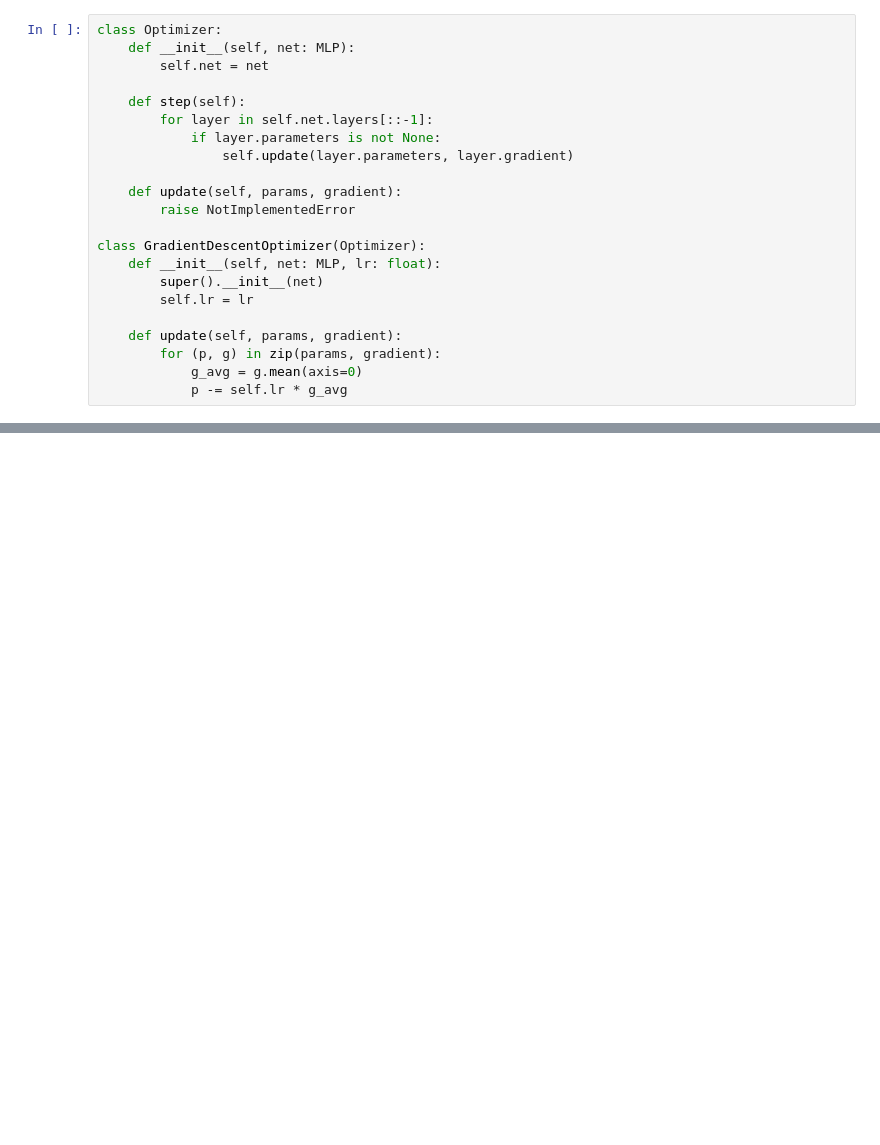
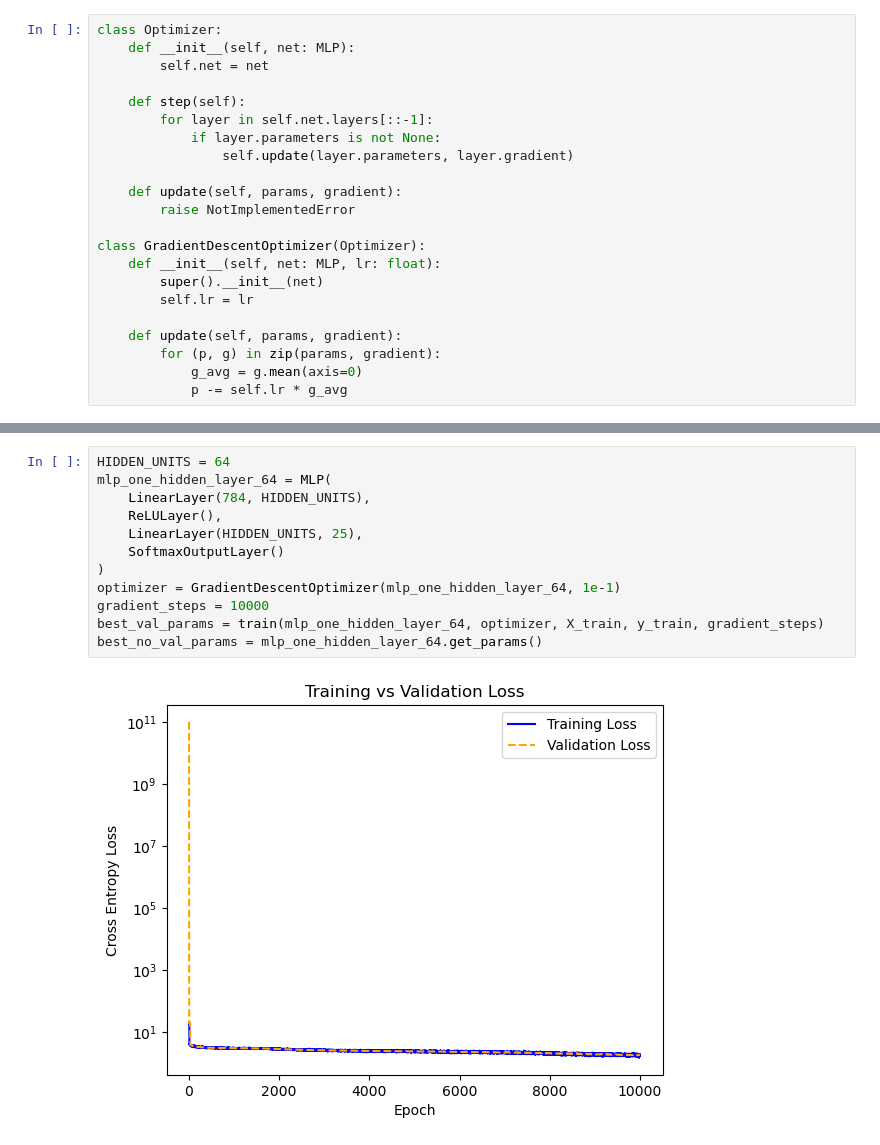
Before and after one commit to ZachGurberg/COMP551_Assignment3, a Jupyter notebook: testing.ipynb, the cells around one changed output, grey strips where cells are left out. Saved outputs shown, nothing was run; the diff lists cells and outputs as text; blank space fills up the shorter version.

```diff
--- a/testing.ipynb
+++ b/testing.ipynb
@@ -225,0 +329,14 @@ Testing accuracy: 56.10708310094813%
+# %%
+HIDDEN_UNITS = 64
+mlp_one_hidden_layer_64 = MLP(
+    LinearLayer(784, HIDDEN_UNITS),
+    ReLULayer(),
+    LinearLayer(HIDDEN_UNITS, 25),
+    SoftmaxOutputLayer()
+)
+optimizer = GradientDescentOptimizer(mlp_one_hidden_layer_64, 1e-1)
+gradient_steps = 10000
+best_val_params = train(mlp_one_hidden_layer_64, optimizer, X_train, y_train, gradient_steps)
+best_no_val_params = mlp_one_hidden_layer_64.get_params()
+# %% [output]
+[figure, added]
```
Also changed, not shown: parts of 20 cells of this notebook, 6 other files.
